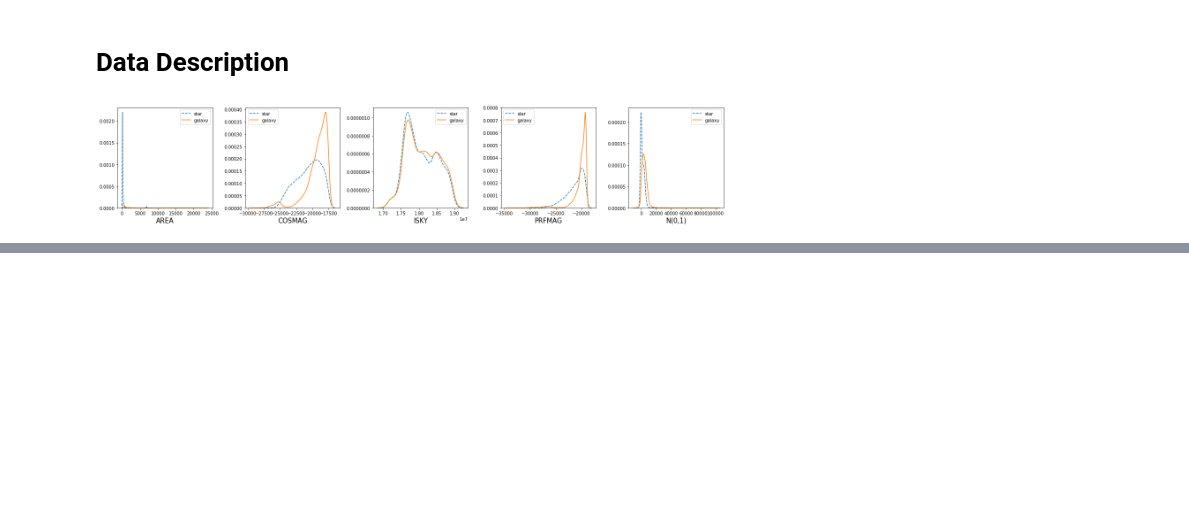
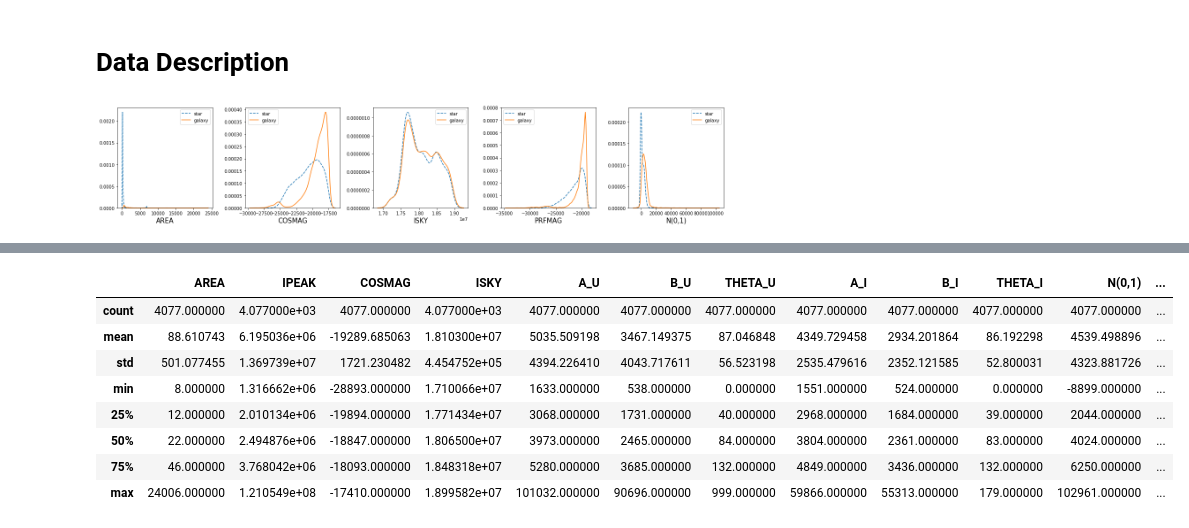
Before and after one commit to imran-marwat/sky-catalogue-classification-project, a Jupyter notebook: notebooks/data-description.ipynb, the cells around one changed output, grey strips where cells are left out. Saved outputs shown, nothing was run; the diff lists cells and outputs as text; code cells hidden in the pictures; blank space fills up the shorter version.

```diff
--- a/notebooks/data-description.ipynb
+++ b/notebooks/data-description.ipynb
@@ -77,0 +80,12 @@ uki823_rel_df_star.describe()
+# %%
+uki823_rel_df_gala.describe().drop(non_useful_cols, axis=1)
+# %% [output]
+|  | AREA | IPEAK | COSMAG | ISKY | A_U | B_U | THETA_U | A_I | B_I | THETA_I | N(0,1) | ... |
+| count | 4077.000000 | 4.077000e+03 | 4077.000000 | 4.077000e+03 | 4077.000000 | 4077.000000 | 4077.000000 | 4077.000000 | 4077.000000 | 4077.000000 | 4077.000000 | ... |
+| mean | 88.610743 | 6.195036e+06 | -19289.685063 | 1.810300e+07 | 5035.509198 | 3467.149375 | 87.046848 | 4349.729458 | 2934.201864 | 86.192298 | 4539.498896 | ... |
+| std | 501.077455 | 1.369739e+07 | 1721.230482 | 4.454752e+05 | 4394.226410 | 4043.717611 | 56.523198 | 2535.479616 | 2352.121585 | 52.800031 | 4323.881726 | ... |
+| min | 8.000000 | 1.316662e+06 | -28893.000000 | 1.710066e+07 | 1633.000000 | 538.000000 | 0.000000 | 1551.000000 | 524.000000 | 0.000000 | -8899.000000 | ... |
+| 25% | 12.000000 | 2.010134e+06 | -19894.000000 | 1.771434e+07 | 3068.000000 | 1731.000000 | 40.000000 | 2968.000000 | 1684.000000 | 39.000000 | 2044.000000 | ... |
+| 50% | 22.000000 | 2.494876e+06 | -18847.000000 | 1.806500e+07 | 3973.000000 | 2465.000000 | 84.000000 | 3804.000000 | 2361.000000 | 83.000000 | 4024.000000 | ... |
+| 75% | 46.000000 | 3.768042e+06 | -18093.000000 | 1.848318e+07 | 5280.000000 | 3685.000000 | 132.000000 | 4849.000000 | 3436.000000 | 132.000000 | 6250.000000 | ... |
+| max | 24006.000000 | 1.210549e+08 | -17410.000000 | 1.899582e+07 | 101032.000000 | 90696.000000 | 999.000000 | 59866.000000 | 55313.000000 | 179.000000 | 102961.000000 | ... |
```
Also changed, not shown: parts of 15 cells of this notebook, 2 other files.
